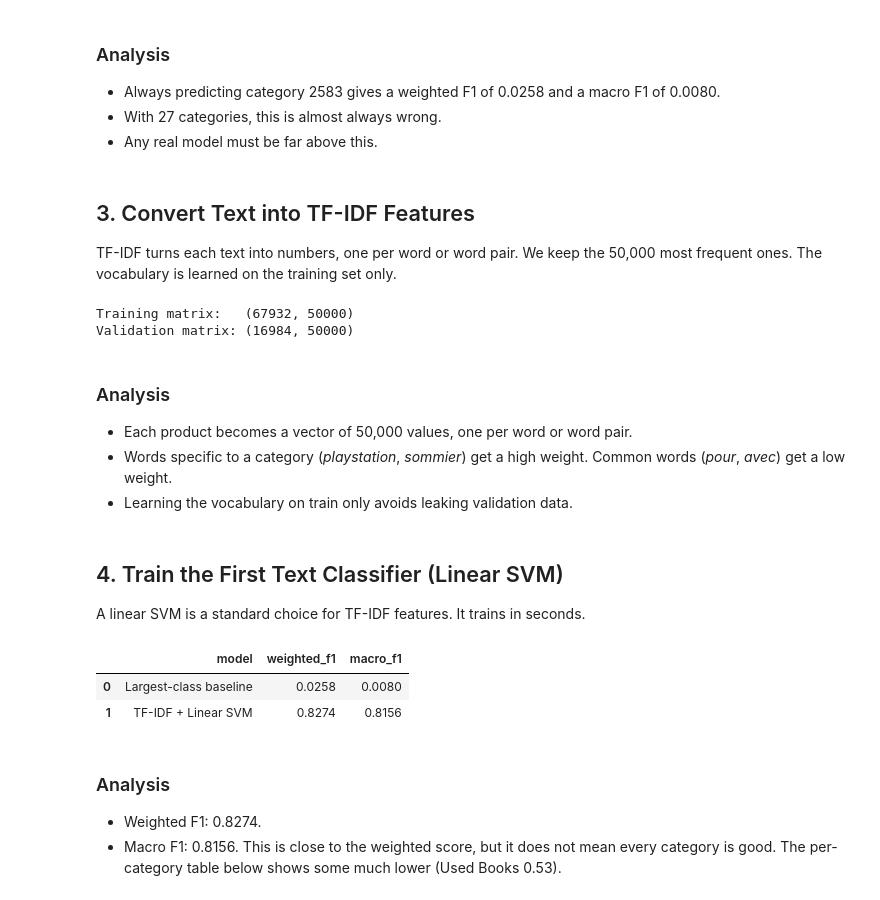
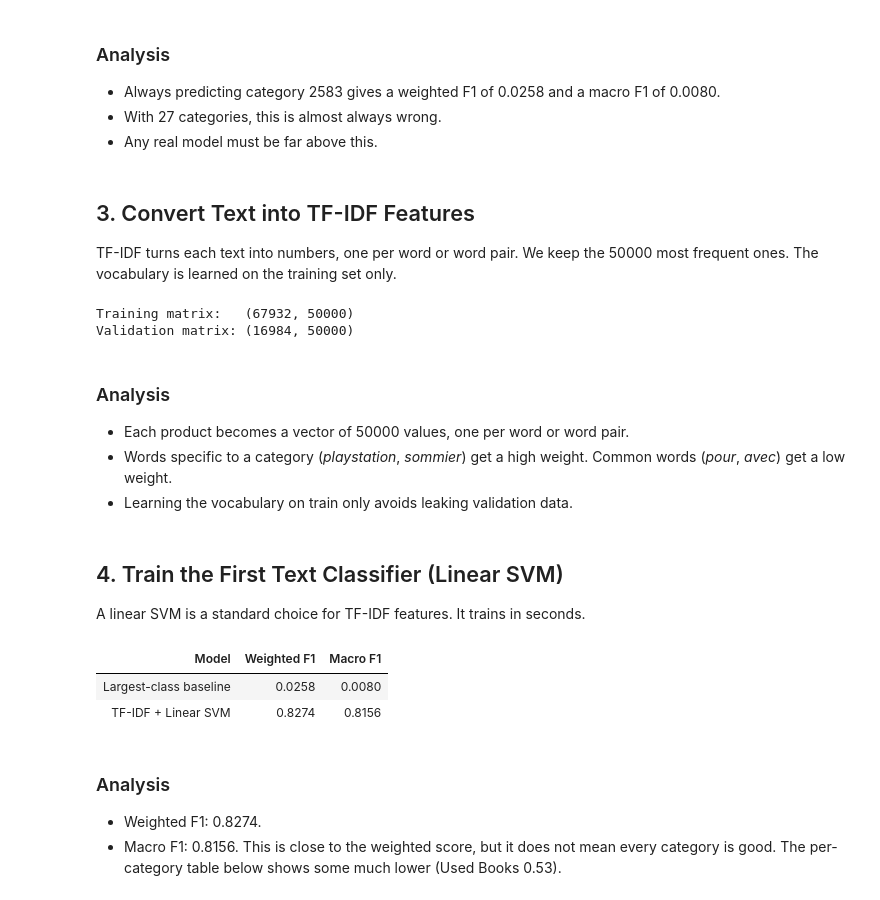
Before and after one commit to wahajaslm/liora-capstone, a Jupyter notebook: notebooks/03_text_baseline.ipynb, the cells around one changed output. Cells and saved outputs as stored; diff of their text form; code cells hidden in the pictures.

```diff
--- a/notebooks/03_text_baseline.ipynb
+++ b/notebooks/03_text_baseline.ipynb
@@ -71,7 +71,7 @@ Macro F1:      0.0080
 # %% [markdown]
 ## 3. Convert Text into TF-IDF Features
 
-TF-IDF turns each text into numbers, one per word or word pair. We keep the 50,000 most frequent ones. The vocabulary is learned on the training set only.
+TF-IDF turns each text into numbers, one per word or word pair. We keep the 50000 most frequent ones. The vocabulary is learned on the training set only.
 # %%
 vectorizer = TfidfVectorizer(
     max_features=50_000,
@@ -90,7 +90,7 @@ Validation matrix: (16984, 50000)
 # %% [markdown]
 ### Analysis
 
-- Each product becomes a vector of 50,000 values, one per word or word pair.
+- Each product becomes a vector of 50000 values, one per word or word pair.
 - Words specific to a category (*playstation*, *sommier*) get a high weight. Common words (*pour*, *avec*) get a low weight.
 - Learning the vocabulary on train only avoids leaking validation data.
 # %% [markdown]
@@ -100,21 +100,21 @@ A linear SVM is a standard choice for TF-IDF features. It trains in seconds.
 # %%
 text_model = LinearSVC(random_state=42)
 text_model.fit(X_train, y_train)
 text_predictions = text_model.predict(X_validation)
 
 text_weighted_f1 = f1_score(y_validation, text_predictions, average="weighted")
 text_macro_f1 = f1_score(y_validation, text_predictions, average="macro")
 
 results = pd.DataFrame({
     "model": ["Largest-class baseline", "TF-IDF + Linear SVM"],
     "weighted_f1": [majority_weighted_f1, text_weighted_f1],
     "macro_f1": [majority_macro_f1, text_macro_f1],
 })
-results.round(4)
+results.rename(columns={"model": "Model", "weighted_f1": "Weighted F1", "macro_f1": "Macro F1"}).style.hide(axis="index").format(precision=4)
 # %% [output]
-|  | model | weighted_f1 | macro_f1 |
-| 0 | Largest-class baseline | 0.0258 | 0.0080 |
-| 1 | TF-IDF + Linear SVM | 0.8274 | 0.8156 |
+| Model | Weighted F1 | Macro F1 |
+| Largest-class baseline | 0.0258 | 0.0080 |
+| TF-IDF + Linear SVM | 0.8274 | 0.8156 |
 # %% [markdown]
 ### Analysis
 
```
Also changed, not shown: parts of 17 cells of this notebook, 2 other files.
